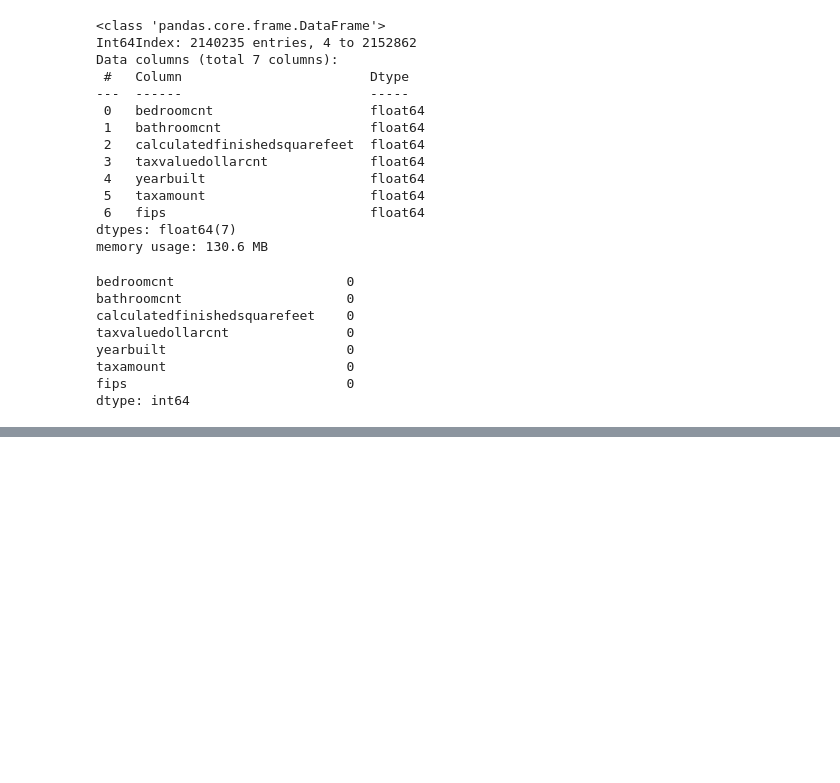
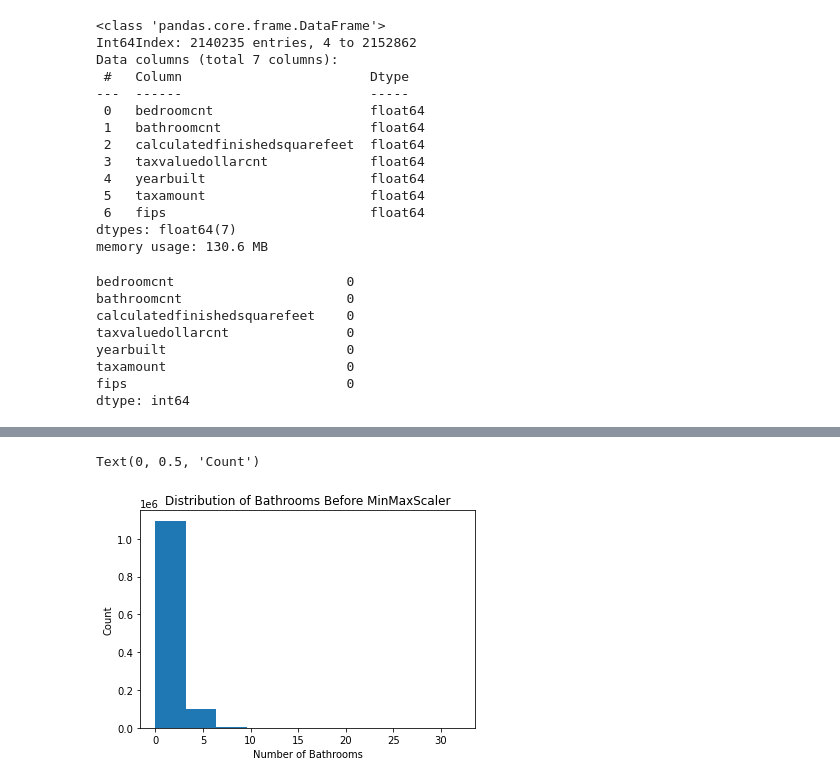
Before and after one commit to Addisalem-Kemal/Regression_exercises-, a Jupyter notebook: wrangle.ipynb, the cells around one changed output, grey strips where cells are left out. Saved outputs shown, nothing was run; the diff lists cells and outputs as text; code cells hidden in the pictures; blank space fills up the shorter version.

```diff
--- a/wrangle.ipynb
+++ b/wrangle.ipynb
@@ -290,0 +362,8 @@ Length: 2130214, dtype: int64
+# %%
+plt.hist(train.bathrooms)
+plt.title('Distribution of Bathrooms Before MinMaxScaler')
+plt.xlabel('Number of Bathrooms')
+plt.ylabel('Count')
+# %% [output]
+Text(0, 0.5, 'Count')
+[figure, added]
```
Also changed, not shown: parts of 22 cells of this notebook.
